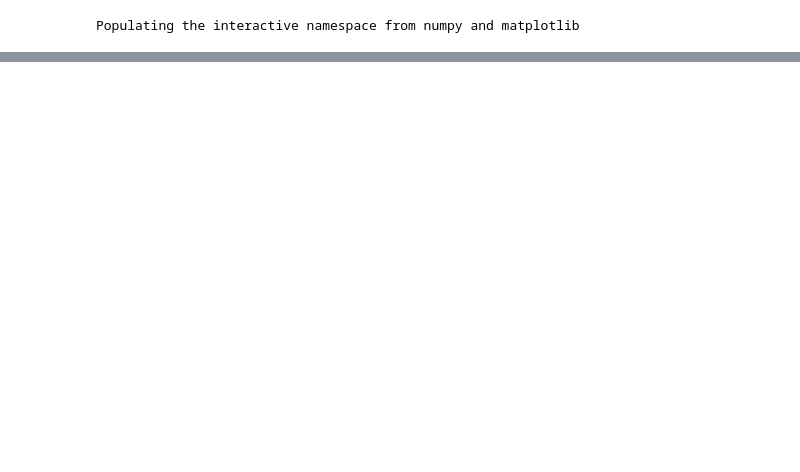
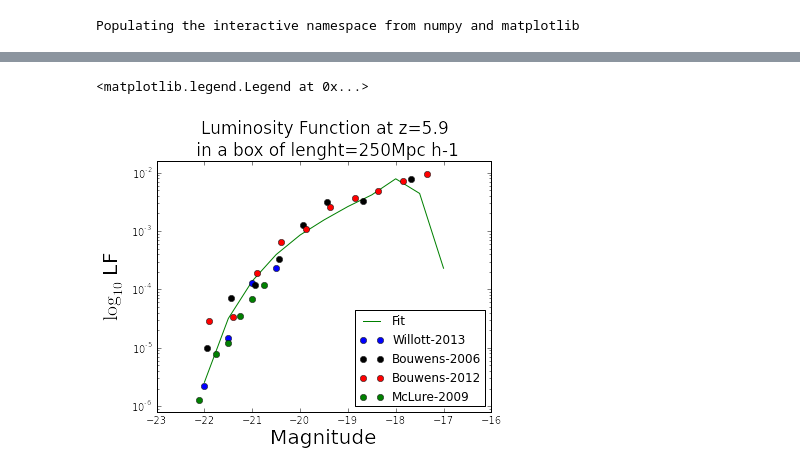
Before and after one commit to flgomezc/sfr-dmhm, a Jupyter notebook: program/main.ipynb, the cells around one changed output, grey strips where cells are left out. Drawn from its saved outputs; the diff is of its cells as text; code cells hidden in the pictures; blank space fills up the shorter version.

Commit message:
Mclure Obs. data added

```diff
--- a/program/main.ipynb
+++ b/program/main.ipynb
@@ -93,12 +101,12 @@ for i in range(len(HIST3)):
 
 MCMC_reg.write(str(log10(L_0))+"\t"+str(log10(M_0))+"\t"+str(beta)+"\t"+str(gamma)+"\t"+str(chi_sqr)+"\n")
 # %%
-print "\n\n"
+print "\n\n Monte Carlo Starts"
 
 MCMC_reg = open("MCMC_reg.dat", "r+")
 
 # BoxLength = 250.0 # Mpc h^{-1}
-MonteCarloSteps = 100
+MonteCarloSteps = 10
 K0 = 0.02
 K1 = 0.02
 K2 = 0.2
@@ -131,6 +139,7 @@ for k in range(MonteCarloSteps):
     HIST1_R = 1.0*histogram(Magnitude_UV_galaxy_list_R,bins=(-22.0,-21.5,-21.0,-20.5,-20.0))[0]
     HIST2_R = 1.0*histogram(Magnitude_UV_galaxy_list_R,bins=(-21.44,-20.94,-20.44,-19.94,-19.44,-18.69,-17.69,-16.69))[0]
     HIST3_R = 1.0*histogram(Magnitude_UV_galaxy_list_R,bins=(-21.40,-20.89,-20.40,-19.88,-19.37,-18.86,-18.36,-17.85,-17.34))[0]
+    HIST4_R = 1.0*histogram(Magnitude_UV_galaxy_list_R,bins=(-22.12,-21.75,-21.50,-21.25,-21.00,-20.75,-20.50))[0]
 
     ### Normalize the histograms
     HIST1_R = HIST1_R/( 0.5*BoxLength**3)
@@ -138,6 +147,8 @@ for k in range(MonteCarloSteps):
         HIST2_R[i] = HIST2_R[i]*1.0/(1.0*(HIST2_bins[i+1]-HIST2_bins[i])*BoxLength**3)
     for i in range(len(HIST3_R)):
         HIST3_R[i] = HIST3_R[i]/((HIST3_bins[i+1]-HIST3_bins[i])*BoxLength**3)
+    for i in range(len(HIST4_R)):
+        HIST4_R[i] = HIST4_R[i]/((HIST4_bins[i+1]-HIST4_bins[i])*BoxLength**3)
 
     ### Calculate chi2 as the sum for each histogram
     chi_sqr_R=0.0
@@ -150,7 +161,9 @@ for k in range(MonteCarloSteps):
     for i in range(len(HIST3_R)):
         if (HIST3_R[i] != 0.0):
             chi_sqr_R = chi_sqr_R + ( log10(HIST3_R[i])-Obs_data3_log10[i,1] )**2
-
+    for i in range(len(HIST4_R)):
+        if (HIST4_R[i] != 0.0):
+            chi_sqr_R = chi_sqr_R + ( log10(HIST4_R[i])-Obs_data3_log10[i,1] )**2
     # Save the result of a variation
     # L_0, M_0, beta, gamma, chi_sqr
     MCMC_reg.write(
@@ -158,7 +171,7 @@ for k in range(MonteCarloSteps):
                     str(log10(M_0R))+"\t"+
                     str(betaR)      +"\t"+
                     str(gammaR)     +"\t"+
-                    str(chi_sqr_R)+"\n")
+                    str(chi_sqr_R)  +"\n")
 
     # If the new chi2 is better, then the new set of parameters is accepted
     Delta_chi = chi_sqr_R - chi_sqr
@@ -171,6 +184,7 @@ for k in range(MonteCarloSteps):
         HIST1   = HIST1_R
         HIST2   = HIST2_R
         HIST3   = HIST3_R
+        HIST4   = HIST4_R
         chi_sqr= chi_sqr_R
     else:
         p = random()
@@ -184,7 +198,10 @@ for k in range(MonteCarloSteps):
             HIST1   = HIST1_R
             HIST2   = HIST2_R
             HIST3   = HIST3_R
+            HIST4   = HIST4_R
             chi_sqr= chi_sqr_R
     # End of the loop
 MCMC_reg.close()
+
+print "\n\n Monte Carlo Ends"
 # %% [output]
@@ -411,3 +329,40 @@ from IPython.core.display import HTML
 HTML('<img src="http://www.phdcomics.com/comics/archive/phd082012s.gif" />')
 # %% [output]
 [interactive output not drawn]
+# %%
+print "\n\n"
+L_0   = 10**17.75
+M_0   = 10**11.23133723
+beta  = 0.63808236
+gamma = 0.577339735
+
+#Calculate the histogram and Xi_sqr for first time.
+for i in range(M.size):
+    L[i] = Luminosity( M[i], L_0, M_0, beta, gamma)
+Magnitude_UV_galaxy_list = 51.82 - 2.5 * log10(L[:])
+
+CC = histogram( Magnitude_UV_galaxy_list,
+               bins=(-22.5,-22.0,-21.5,-21.0,-20.5,-20.0,-19.5,-19.0,-18.5,-18.0,-17.5,-17.0,-16.5))[0]
+CC = CC/( 0.5*BoxLength**3)
+DD = [-22.5,-22.0,-21.5,-21.0,-20.5,-20.0,-19.5,-19,-18.5,-18.0,-17.5,-17.0]
+
+figure(figsize(6,4.5))
+semilogy(DD,CC,"g", label='Fit')
+plot(Obs_data[:,0],Obs_data[:,1],#Obs_data[:,2],Obs_data[:,3],
+         "bo",label='Willott-2013')
+plot(Obs_data2[:,0],Obs_data2[:,1],#Obs_data2[:,2],Obs_data2[:,3],
+         "ko",label='Bouwens-2006')
+plot(Obs_data3[:,0],Obs_data3[:,1],#Obs_data3[:,2],Obs_data3[:,3],
+        "ro",label='Bouwens-2012',linewidth=1)
+plot(Obs_data4[:,0],Obs_data4[:,1]#,Obs_data4[:,2],Obs_data4[:,3]
+        ,"go",label='McLure-2009',linewidth=1)
+ylabel(r"$\log_{10}$ LF",fontsize=20)
+yscale("log")
+xlabel("Magnitude",fontsize=20)
+axis([-23,-16,0.8e-6,1.6e-2])
+title("Luminosity Function at z=5.9\n in a box of lenght=250Mpc h-1",fontsize=17)
+
+legend(loc=4)
+# %% [output]
+<matplotlib.legend.Legend at 0x...>
+[figure, added]
```
Also changed, not shown: parts of 13 cells of this notebook, 12 other files.
